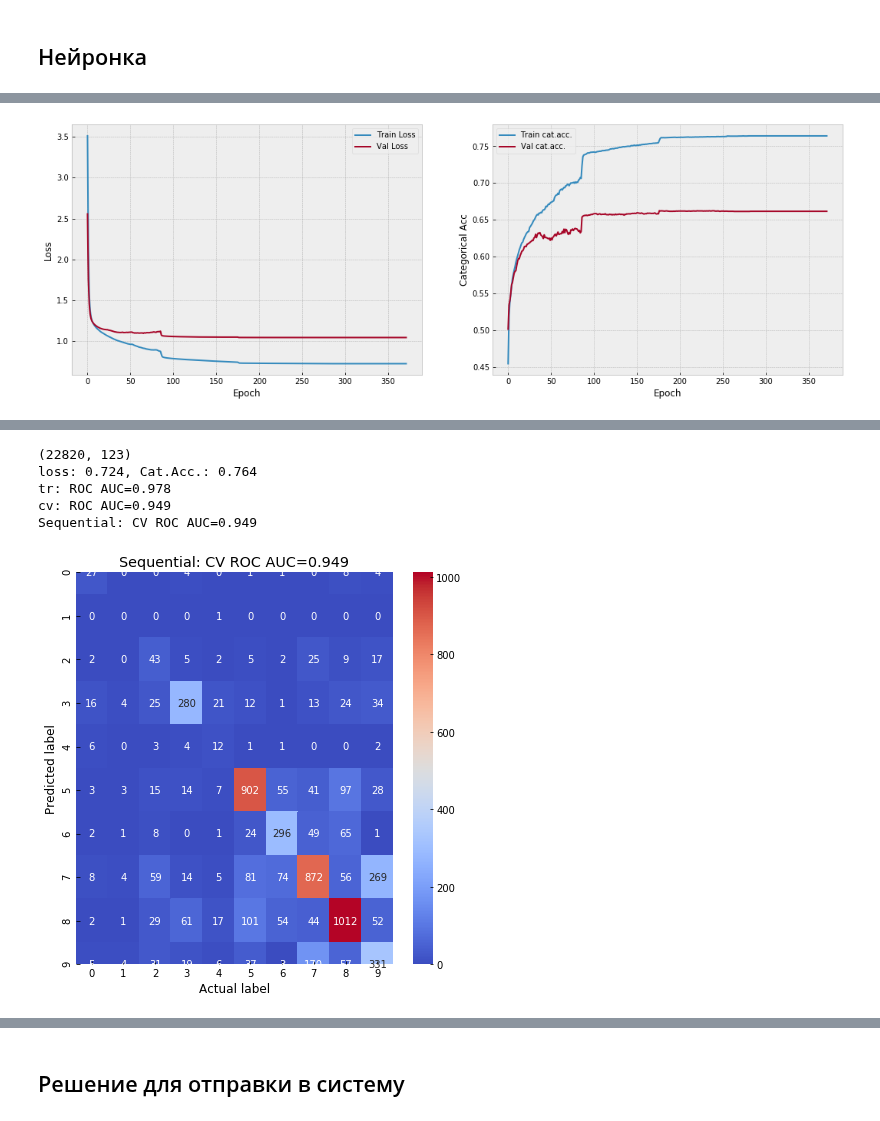
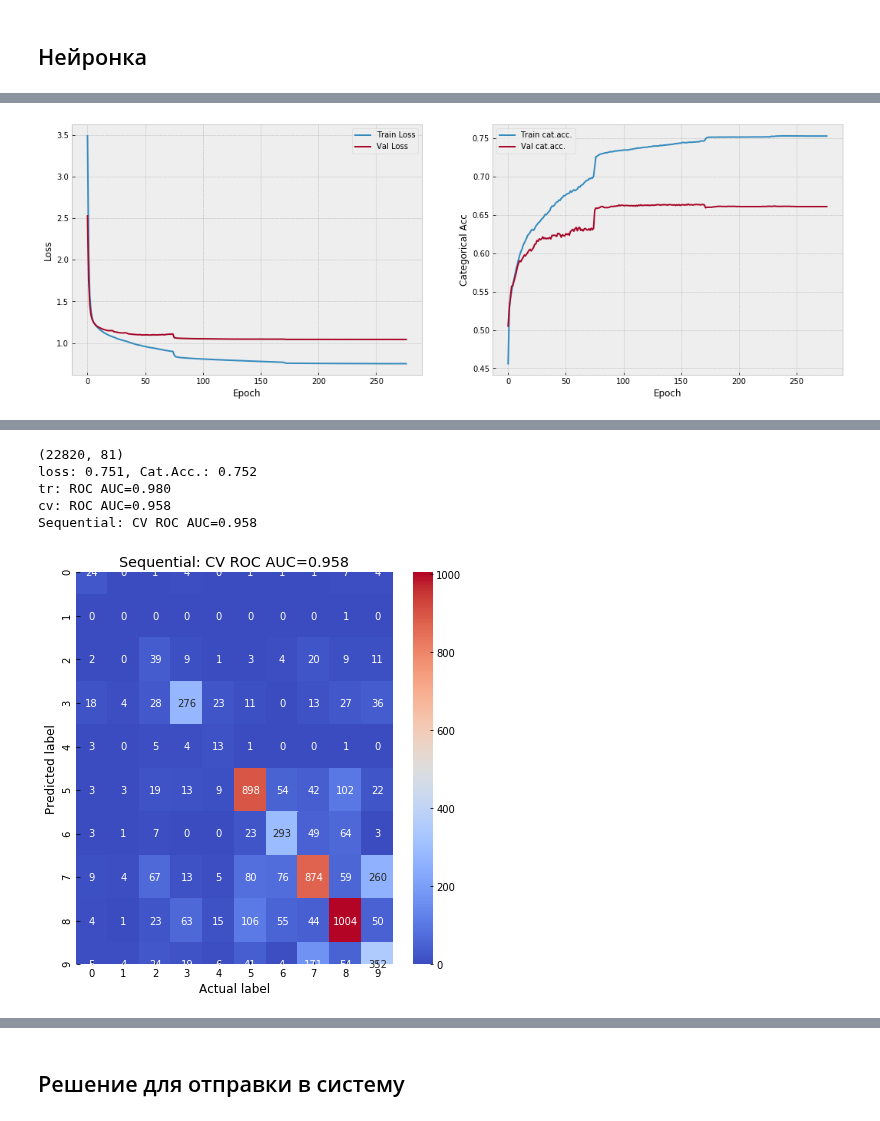
Before and after one commit to andygoosh/wildfire.sberbank.ai, a Jupyter notebook: workinprogress.ipynb, the cells around one changed output, grey strips where cells are left out. Saved outputs shown, nothing was run; the diff lists cells and outputs as text; code cells hidden in the pictures.

```diff
--- a/workinprogress.ipynb
+++ b/workinprogress.ipynb
@@ -143,7 +143,7 @@ def get_one_hot( y ):
 
   return pd.DataFrame(enc.transform(y_).toarray().astype(int), index=y.index, columns=columns)
 # %%
-def prepare_data(one_hotted=False, remove_aug=False):
+def prepare_data(one_hotted=False):
 
   df_features = pd.read_csv('fts_preprocessed.cvs', index_col='fire_id')
   FTS = df_features.columns[3:]
@@ -155,10 +155,8 @@ def prepare_data(one_hotted=False, remove_aug=False):
   else:
     y = df_features[TARGET]
 
-  if remove_aug == True:
-    X = X[[col for col in X.columns if '-' not in col]]
-    X = X[[col for col in X.columns if '_' not in col]]
-
+  X = X[[col for col in X.columns if '-' not in col]]
+  #X = X[[col for col in X.columns if '_' not in col]]
   print(X.shape)
   return X, y
 # %%
@@ -177,13 +175,8 @@ def reduce_dimentions( X, draw_graph=False ):
   return X
 # %%
 def draw_confusion_matrix( gt, pred, model):
-  #_pred = np.argmax(model.predict(X_test), axis=1)
   plt.rcParams["figure.figsize"] = (6,6)
-  # get rid of probability, set max prob to 1, erst to 0
-  pred_max_prob = pred.apply(lambda row: row.map(lambda e: 1 if e == row.max() else 0), axis = 1)
-  #pred_max_prob = np.argmax(pred, axis=1)
-  # do the trick
-  cnf_matrix = skl.metrics.confusion_matrix(pred_max_prob.values.argmax(axis=1), gt.values.argmax(axis=1))
+  cnf_matrix = skl.metrics.confusion_matrix(pred.values.argmax(axis=1), gt.values.argmax(axis=1))
   class_names=pred.columns
   fig, ax = plt.subplots()
   tick_marks = np.arange(len(class_names))
@@ -941,14 +1062,16 @@ X.shape
 # %%
 keras.backend.clear_session()
 
-_, y = prepare_data(one_hotted=False)
+X, y = prepare_data(one_hotted=False)
+
 class_weights = skl.utils.class_weight.compute_class_weight('balanced', np.unique(y), y)
 class_weights = dict(enumerate(class_weights))
 #class_weight = { np.unique(y)[i]: class_weights[i] for i in range(len(np.unique(y))) }
+y = pd.DataFrame(keras.utils.to_categorical(y), index=X.index)
 
-X, y = prepare_data(one_hotted=True)
-X = X[[col for col in X.columns if '-' not in col]]
-#X = X[[col for col in X.columns if '_' not in col]]
+#X, y = prepare_data(one_hotted=True)
+
+
 
 EPOCHS = 1000
 BS = 512
@@ -1073 +1196 @@ Epoch 372/1000
-[figure, old version]
+[figure, new version]
@@ -1076,7 +1199,6 @@ loss: 1.0441, Cat.Acc.: 0.6617
 # %%
-X, y = prepare_data(one_hotted=True)
-X = X[[col for col in X.columns if '-' not in col]]
-#X = X[[col for col in X.columns if '_' not in col]]
+X, y = prepare_data(one_hotted=False)
+y = pd.DataFrame(keras.utils.to_categorical(y), index=X.index, columns=[ 'fire_{}_prob'.format(i) for i in range(0, 12) ])
 
 tr_data, cv_data, y_trn, y_cv = train_test_split(X, y, test_size=0.25, random_state=RS)
 
@@ -1112,9 +1234,9 @@ draw_confusion_matrix( y_cv, cv_preds, model);
 #tr: ROC AUC=0.978
 #cv: ROC AUC=0.949
 # %% [output]
-(22820, 123)
-loss: 0.724, Cat.Acc.: 0.764
-tr: ROC AUC=0.978
-cv: ROC AUC=0.949
-Sequential: CV ROC AUC=0.949
+(22820, 81)
+loss: 0.751, Cat.Acc.: 0.752
+tr: ROC AUC=0.980
+cv: ROC AUC=0.958
+Sequential: CV ROC AUC=0.958
-[figure, old version]
+[figure, new version]
```
Also changed, not shown: parts of 8 cells of this notebook.
